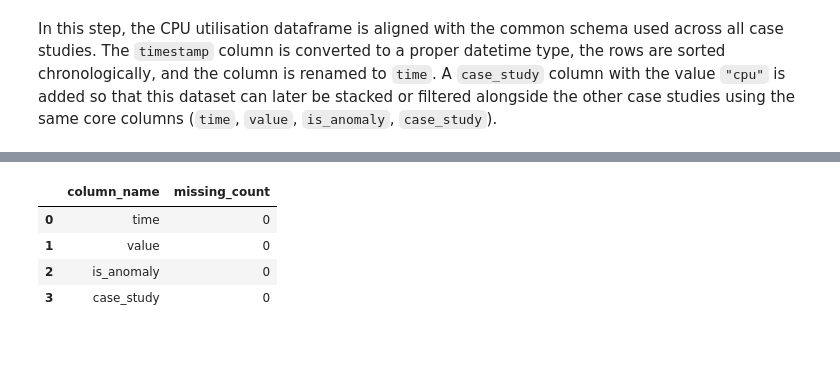
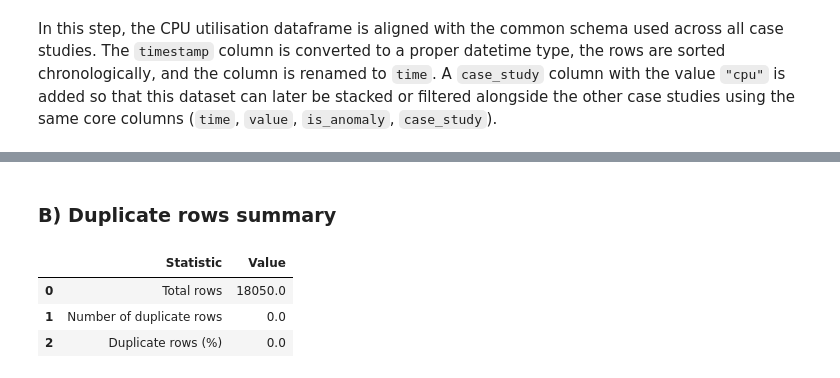
Before and after one commit to Nandipha996/Anomaly-Detection-Research, a Jupyter notebook: notebooks/02_preprocessing_cpu_utilisation.ipynb, the cells around one changed output, grey strips where cells are left out. Saved outputs shown, nothing was run; the diff lists cells and outputs as text; code cells hidden in the pictures; blank space fills up the shorter version.

```diff
--- a/notebooks/02_preprocessing_cpu_utilisation.ipynb
+++ b/notebooks/02_preprocessing_cpu_utilisation.ipynb
@@ -156,18 +187,25 @@ In this step, the CPU utilisation dataframe is aligned with the common schema us
+# %% [markdown]
+### B) Duplicate rows summary
 # %%
-# Step 3A – Missing values sanity check
+# Duplicate rows summary
+duplicate_count = df.duplicated().sum()
+total_rows = len(df)
 
-missing_values_df = (
-    df.isna()
-      .sum()
-      .sort_values(ascending=False)
-      .reset_index()
+duplicate_summary = pd.DataFrame(
+    [
+        ("Total rows", total_rows),
+        ("Number of duplicate rows", duplicate_count),
+        (
+            "Duplicate rows (%)",
+            round(duplicate_count / total_rows * 100, 3),
+        ),
+    ],
+    columns=["Statistic", "Value"],
 )
 
-missing_values_df.columns = ["column_name", "missing_count"]
-missing_values_df
+duplicate_summary
 # %% [output]
-|  | column_name | missing_count |
-| 0 | time | 0 |
-| 1 | value | 0 |
-| 2 | is_anomaly | 0 |
-| 3 | case_study | 0 |
+|  | Statistic | Value |
+| 0 | Total rows | 18050.0 |
+| 1 | Number of duplicate rows | 0.0 |
+| 2 | Duplicate rows (%) | 0.0 |
```
Also changed, not shown: parts of 60 cells of this notebook.
